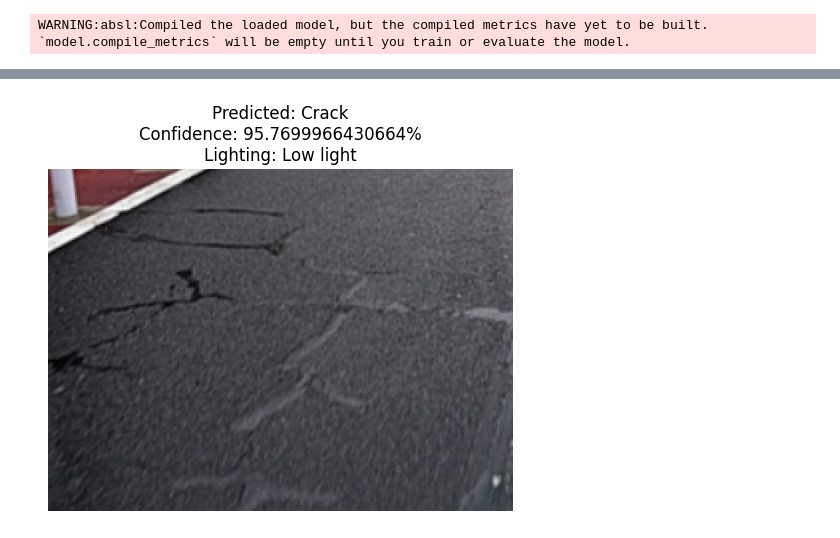
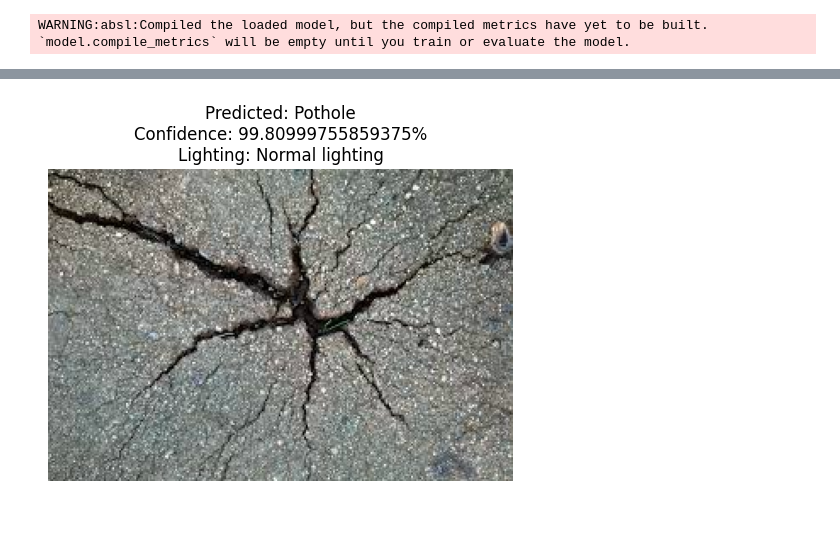
Before and after one commit to Masrafe-Siam/pothole_detection_CNN, a Jupyter notebook: Model/TestTrainedModel.ipynb, the cells around one changed output, grey strips where cells are left out. Drawn from its saved outputs; the diff is of its cells as text; code cells hidden in the pictures.

```diff
--- a/Model/TestTrainedModel.ipynb
+++ b/Model/TestTrainedModel.ipynb
@@ -8,8 +8,8 @@ import cv2
 IMAGE_SIZE = 224
 CLASS_NAMES = ['Crack', 'Pothole', 'Surface Erosion']
 # %%
-model = tf.keras.models.load_model("E:\Python\Data Science\Road Damage\pothole_detection_CNN\Model\Trained Modelv2\MOBILENET.h5")
-img = cv2.imread("E:\\Python\Data Science\\Road Damage\\pothole_detection_CNN\\Test random data\\image copy.png")
+model = tf.keras.models.load_model("E:\python\ML\pothole_detection_CNN\Model\Trained Modelv2\CNN.h5")
+img = cv2.imread("E:\python\ML\pothole_detection_CNN\Test random data\c2.jpeg")
 img_resized = cv2.resize(img, (IMAGE_SIZE, IMAGE_SIZE))
 img_array = img_resized / 255.0
 img_array = np.expand_dims(img_array, axis=0)
@@ -47 +45 @@ WARNING:tensorflow:5 out of the last 5 calls to <function TensorFlowTrainer.make
-[figure, old version]
+[figure, new version]
```
Also changed, not shown: parts of 1 cell of this notebook, 21 other files.
